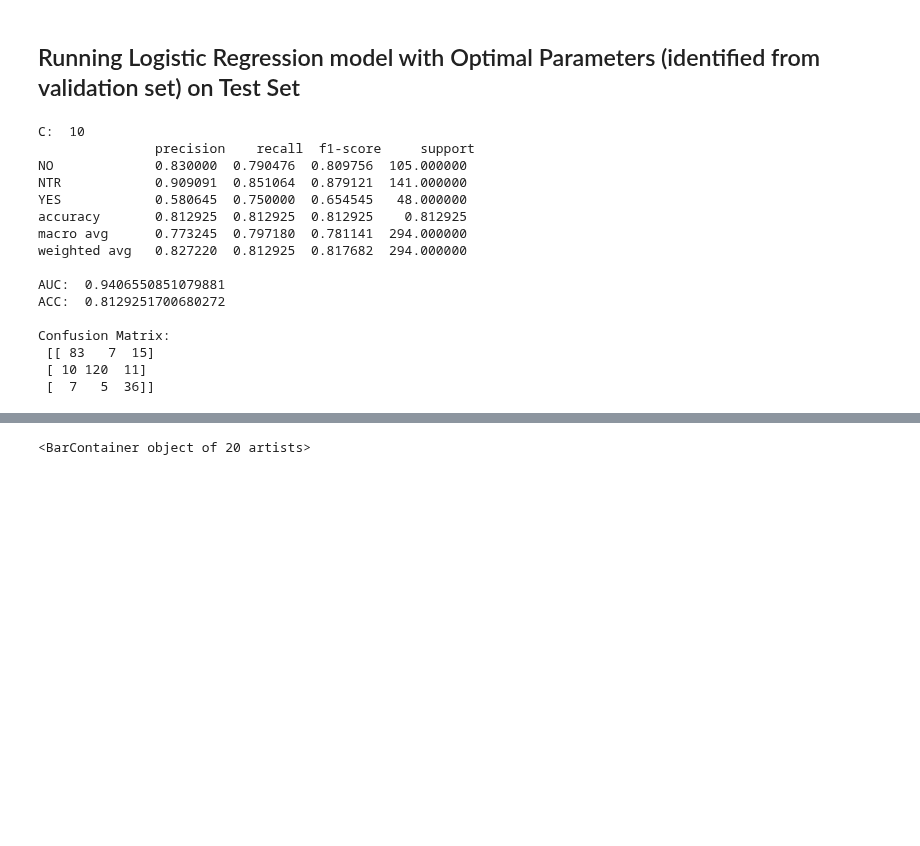
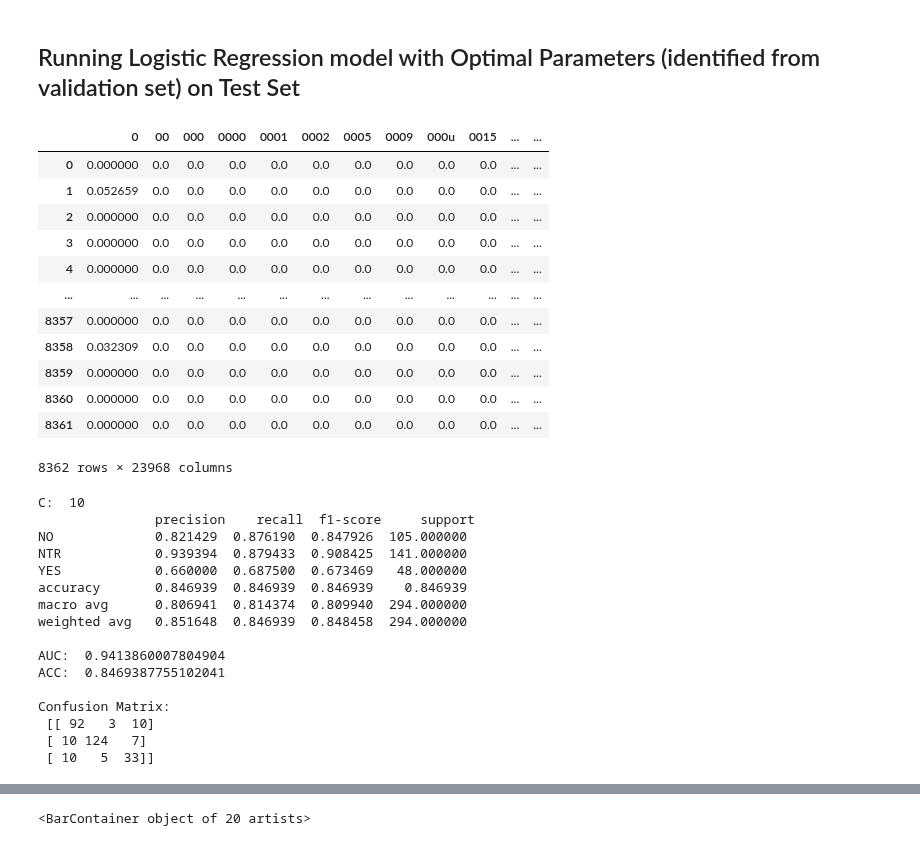
Before and after one commit to anaconda121/NeuraHealth, a Jupyter notebook: Modeling/Logistic-Regression-TFIDF.ipynb, the cells around one changed output, grey strips where cells are left out. Drawn from its saved outputs; the diff is of its cells as text; code cells hidden in the pictures; blank space fills up the shorter version.

```diff
--- a/Modeling/Logistic-Regression-TFIDF.ipynb
+++ b/Modeling/Logistic-Regression-TFIDF.ipynb
@@ -761,15 +774,39 @@ len(tfidf_all_df[tfidf_all_df['auc'] > 0.95])
 # %% [markdown]
 ## Running Logistic Regression model with Optimal Parameters (identified from validation set) on Test Set
+# %%
+cross_validation
+# %% [output]
+|  | 0 | 00 | 000 | 0000 | 0001 | 0002 | 0005 | 0009 | 000u | 0015 | ... | ... |
+| 0 | 0.000000 | 0.0 | 0.0 | 0.0 | 0.0 | 0.0 | 0.0 | 0.0 | 0.0 | 0.0 | ... | ... |
+| 1 | 0.052659 | 0.0 | 0.0 | 0.0 | 0.0 | 0.0 | 0.0 | 0.0 | 0.0 | 0.0 | ... | ... |
+| 2 | 0.000000 | 0.0 | 0.0 | 0.0 | 0.0 | 0.0 | 0.0 | 0.0 | 0.0 | 0.0 | ... | ... |
+| 3 | 0.000000 | 0.0 | 0.0 | 0.0 | 0.0 | 0.0 | 0.0 | 0.0 | 0.0 | 0.0 | ... | ... |
+| 4 | 0.000000 | 0.0 | 0.0 | 0.0 | 0.0 | 0.0 | 0.0 | 0.0 | 0.0 | 0.0 | ... | ... |
+| ... | ... | ... | ... | ... | ... | ... | ... | ... | ... | ... | ... | ... |
+| 8357 | 0.000000 | 0.0 | 0.0 | 0.0 | 0.0 | 0.0 | 0.0 | 0.0 | 0.0 | 0.0 | ... | ... |
+| 8358 | 0.032309 | 0.0 | 0.0 | 0.0 | 0.0 | 0.0 | 0.0 | 0.0 | 0.0 | 0.0 | ... | ... |
+| 8359 | 0.000000 | 0.0 | 0.0 | 0.0 | 0.0 | 0.0 | 0.0 | 0.0 | 0.0 | 0.0 | ... | ... |
+| 8360 | 0.000000 | 0.0 | 0.0 | 0.0 | 0.0 | 0.0 | 0.0 | 0.0 | 0.0 | 0.0 | ... | ... |
+| 8361 | 0.000000 | 0.0 | 0.0 | 0.0 | 0.0 | 0.0 | 0.0 | 0.0 | 0.0 | 0.0 | ... | ... |
+8362 rows × 23968 columns
 # %%
 # Specific parameter setting performance
-corr = 0.03
+corr = 0.01
 c = 10
 
+y_train = cross_validation["annotator_label"]
+y_test = tfidf_test_features_df["annotator_label"]
+
+cross_validation.drop(columns = ["annotator_label"])
+tfidf_test_features_df.drop(columns = ["annotator_label"])
+
 # Setting Correlation threshold
-top_tfidf_features_df, filtered_tfidf_train, filtered_tfidf_test, filtered_tfidf_valid = filter_by_corr(corr, tfidf_output_df)
+top_tfidf_features_df = tfidf_output_df[tfidf_output_df['CorrCoef'] > corr]
+filtered_tfidf_train = cross_validation.filter(items=top_tfidf_features_df['Features'])
+filtered_tfidf_test = tfidf_test_features_df.filter(items=top_tfidf_features_df['Features'])
 
-# training model
-lr, acc_optimized, auc_optimized, c_list, report, conf_mat = logisitic_regression(filtered_tfidf_train, y_train_new, filtered_tfidf_test, y_test_new, c, True, True)
+# Running model
+lr, acc_optimized, auc_optimized, c_list, report, conf_mat = logisitic_regression(filtered_tfidf_train, y_train, filtered_tfidf_test, y_test, c, True, True)
 
 print("\nC: ", c, "\n", report)
 print("\nAUC: ", auc_optimized)
@@ -778,20 +815,20 @@ print("\nConfusion Matrix: \n", conf_mat)
 # %% [output]
 C:  10
                precision    recall  f1-score     support
-NO             0.830000  0.790476  0.809756  105.000000
-NTR            0.909091  0.851064  0.879121  141.000000
-YES            0.580645  0.750000  0.654545   48.000000
-accuracy       0.812925  0.812925  0.812925    0.812925
-macro avg      0.773245  0.797180  0.781141  294.000000
-weighted avg   0.827220  0.812925  0.817682  294.000000
+NO             0.821429  0.876190  0.847926  105.000000
+NTR            0.939394  0.879433  0.908425  141.000000
+YES            0.660000  0.687500  0.673469   48.000000
+accuracy       0.846939  0.846939  0.846939    0.846939
+macro avg      0.806941  0.814374  0.809940  294.000000
+weighted avg   0.851648  0.846939  0.848458  294.000000
 
-AUC:  0.9406550851079881
-ACC:  0.8129251700680272
+AUC:  0.9413860007804904
+ACC:  0.8469387755102041
 
 Confusion Matrix:
- [[ 83   7  15]
- [ 10 120  11]
- [  7   5  36]]
+ [[ 92   3  10]
+ [ 10 124   7]
+ [ 10   5  33]]
 # %%
 FP = conf_mat.sum(axis=0) - np.diag(conf_mat)
 FN = conf_mat.sum(axis=1) - np.diag(conf_mat)
```
Also changed, not shown: parts of 16 cells of this notebook.
